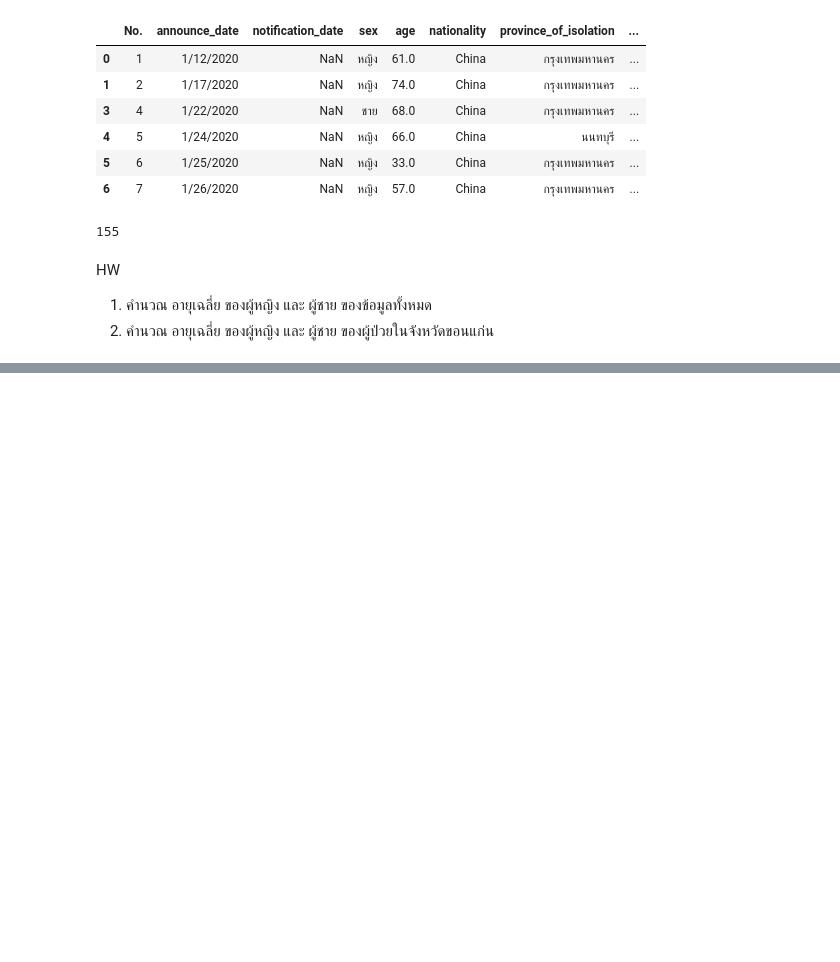
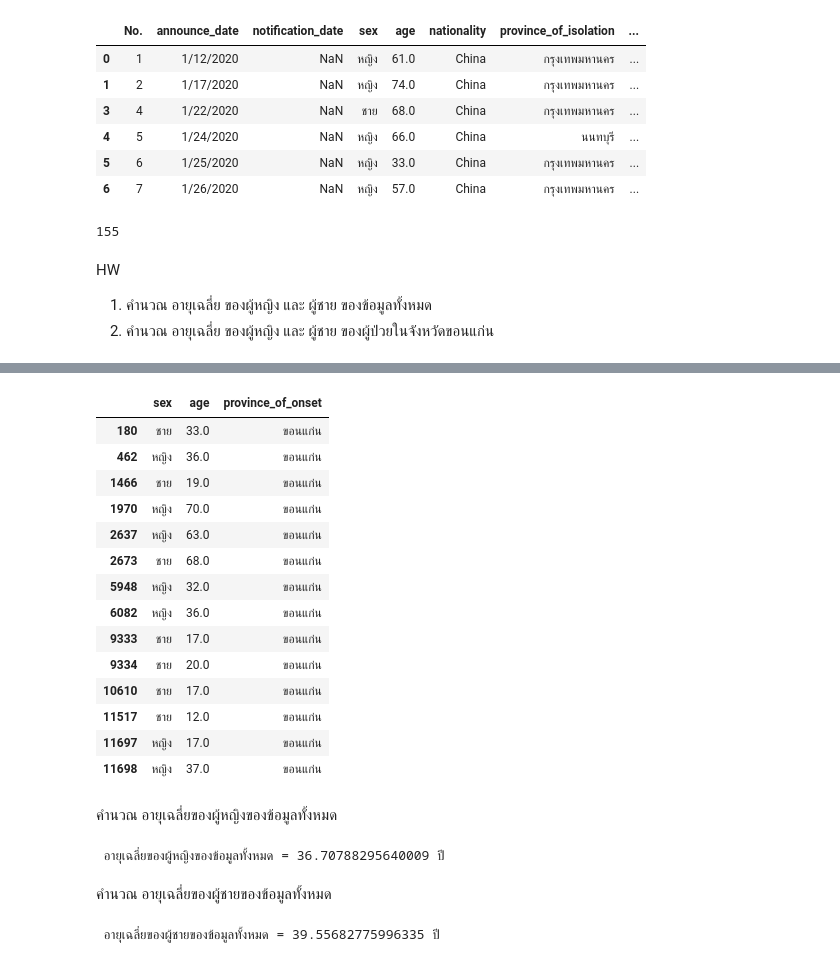
Before and after one commit to Patsee/data_viz, a Jupyter notebook: Pandas_101.ipynb, the cells around one changed output, grey strips where cells are left out. Cells and saved outputs as stored; diff of their text form; code cells hidden in the pictures; blank space fills up the shorter version.

```diff
--- a/Pandas_101.ipynb
+++ b/Pandas_101.ipynb
@@ -180,0 +173,3 @@ data_covid[data_covid['sex'] == 'ชาย'].shape[0]
+# %%
+A = data_covid[['sex','age','province_of_onset']]
+A
@@ -180,0 +224,33 @@ data_covid[data_covid['sex'] == 'ชาย'].shape[0]
+# %%
+D3 = A[A['province_of_onset'] == 'ขอนแก่น']
+D3
+# %% [output]
+|  | sex | age | province_of_onset |
+| 180 | ชาย | 33.0 | ขอนแก่น |
+| 462 | หญิง | 36.0 | ขอนแก่น |
+| 1466 | ชาย | 19.0 | ขอนแก่น |
+| 1970 | หญิง | 70.0 | ขอนแก่น |
+| 2637 | หญิง | 63.0 | ขอนแก่น |
+| 2673 | ชาย | 68.0 | ขอนแก่น |
+| 5948 | หญิง | 32.0 | ขอนแก่น |
+| 6082 | หญิง | 36.0 | ขอนแก่น |
+| 9333 | ชาย | 17.0 | ขอนแก่น |
+| 9334 | ชาย | 20.0 | ขอนแก่น |
+| 10610 | ชาย | 17.0 | ขอนแก่น |
+| 11517 | ชาย | 12.0 | ขอนแก่น |
+| 11697 | หญิง | 17.0 | ขอนแก่น |
+| 11698 | หญิง | 37.0 | ขอนแก่น |
+# %% [markdown]
+คำนวณ อายุเฉลี่ยของผู้หญิงของข้อมูลทั้งหมด
+# %%
+B1=D1["age"].mean()
+print(f' อายุเฉลี่ยของผู้หญิงของข้อมูลทั้งหมด = {B1} ปี ')
+# %% [output]
+ อายุเฉลี่ยของผู้หญิงของข้อมูลทั้งหมด = 36.70788295640009 ปี
+# %% [markdown]
+คำนวณ อายุเฉลี่ยของผู้ชายของข้อมูลทั้งหมด
+# %%
+B2=D2["age"].mean()
+print(f' อายุเฉลี่ยของผู้ชายของข้อมูลทั้งหมด = {B2} ปี ')
+# %% [output]
+ อายุเฉลี่ยของผู้ชายของข้อมูลทั้งหมด = 39.55682775996335 ปี
```
Also changed, not shown: parts of 10 cells of this notebook.
